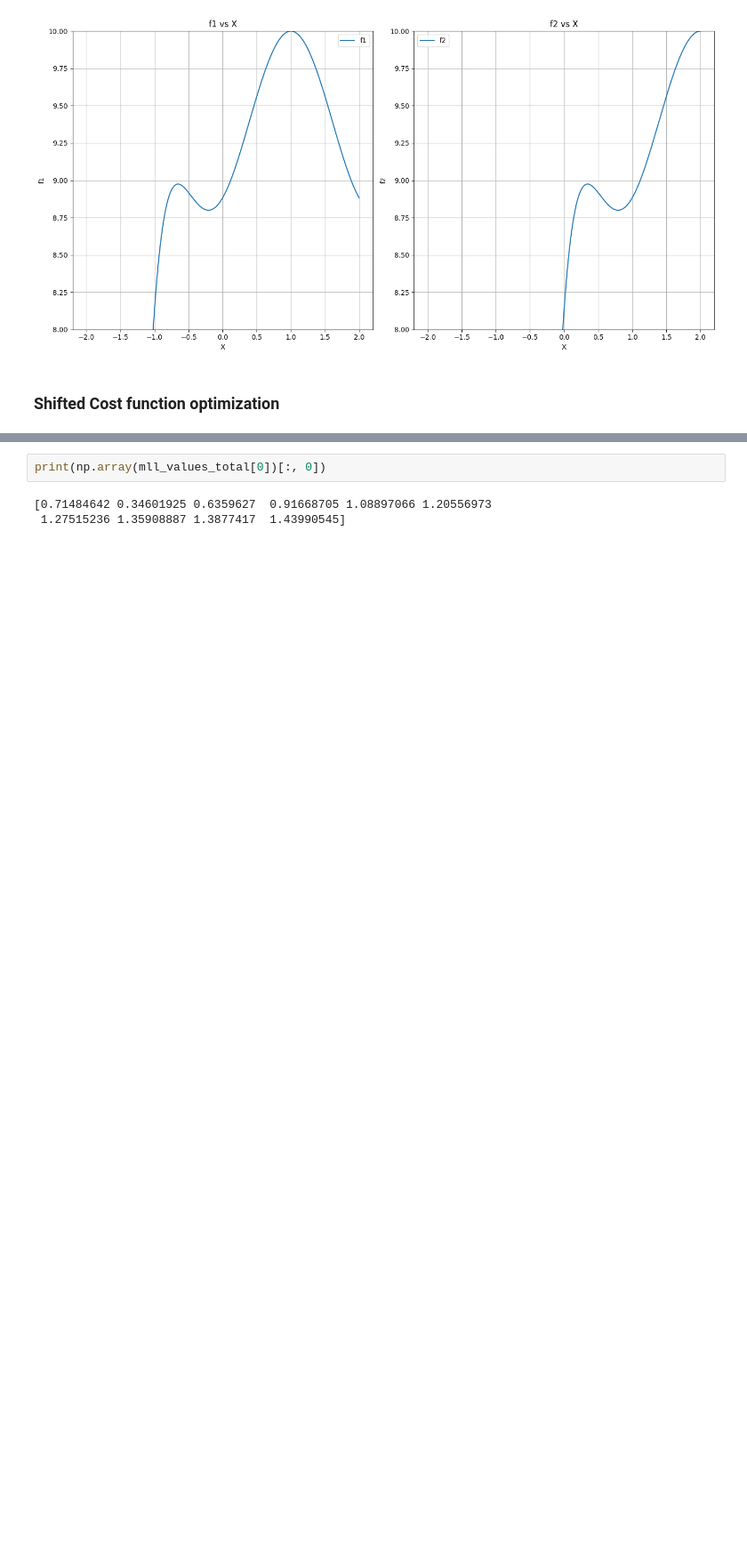
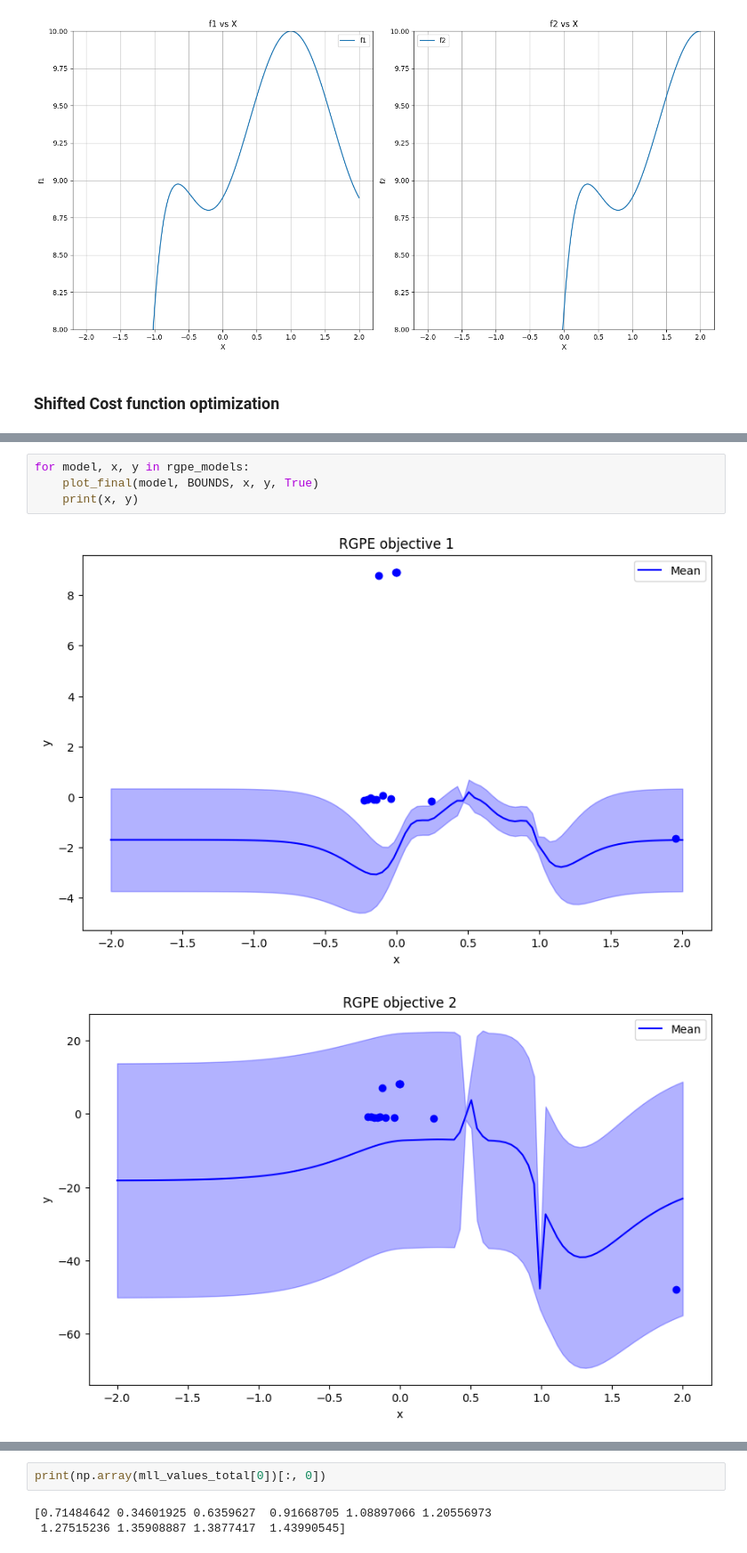
Before and after one commit to vishalvaka/HIL_toolkit_ARL, a Jupyter notebook: notebooks/meta_learning_with_rgpe_MOBO_normal.ipynb, the cells around one changed output, grey strips where cells are left out. Shown at 89% size. Saved outputs shown, nothing was run; the diff lists cells and outputs as text; blank space fills up the shorter version.

```diff
--- a/notebooks/meta_learning_with_rgpe_MOBO_normal.ipynb
+++ b/notebooks/meta_learning_with_rgpe_MOBO_normal.ipynb
@@ -1873,0 +1724,7 @@ TypeError: MCSampler.__init__() missing 1 required positional argument: 'sample_
+# %%
+for model, x, y in rgpe_models:
+    plot_final(model, BOUNDS, x, y, True)
+    print(x, y)
+# %% [output]
+[figure, added]
+[figure, added]
```
Also changed, not shown: parts of 14 cells of this notebook.
